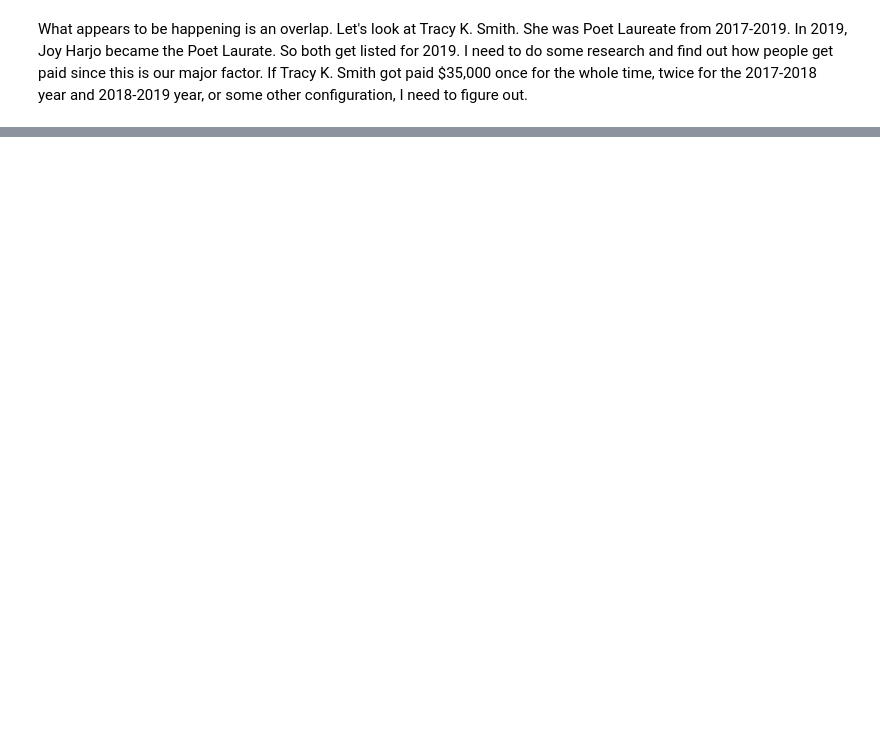
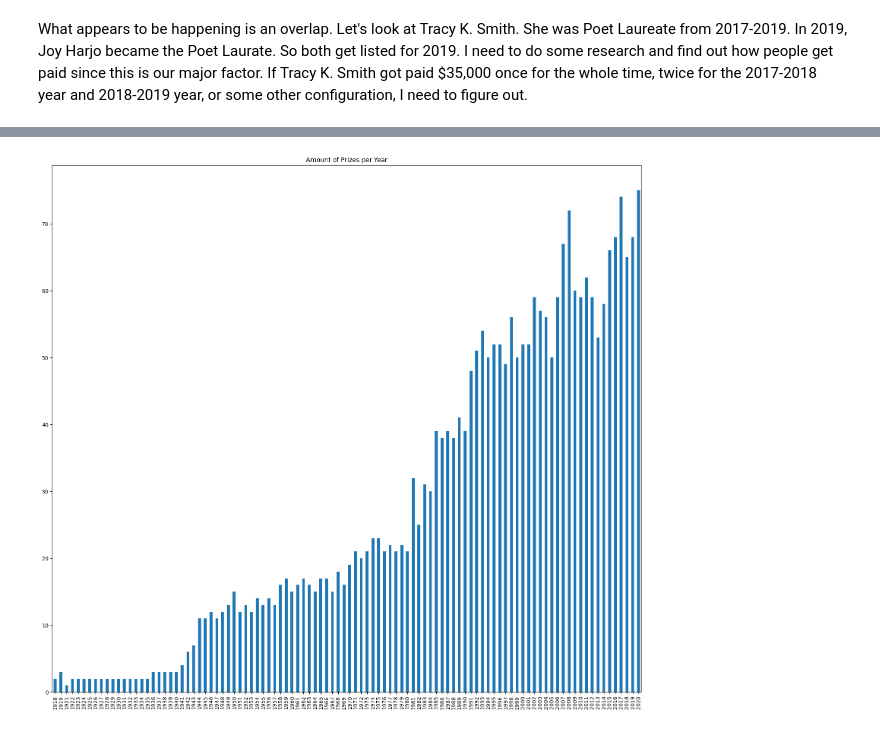
Before and after one commit to abigwind/literary-prizes, a Jupyter notebook: LiteraryPrizesDW.ipynb, the cells around one changed output, grey strips where cells are left out. Cells and saved outputs as stored; diff of their text form; code cells hidden in the pictures; blank space fills up the shorter version.

```diff
--- a/LiteraryPrizesDW.ipynb
+++ b/LiteraryPrizesDW.ipynb
@@ -773,0 +711,7 @@ Name: prize_amount, dtype: float64)]
+# %%
+year_counts_sort = year_count.sort_index()
+year_counts_sort.plot(kind='bar',
+                  title='Amount of Prizes per Year', figsize=(20,18))
+plt.show()
+# %% [output]
+[figure, added]
```
Also changed, not shown: parts of 94 cells of this notebook, 1 other file.
